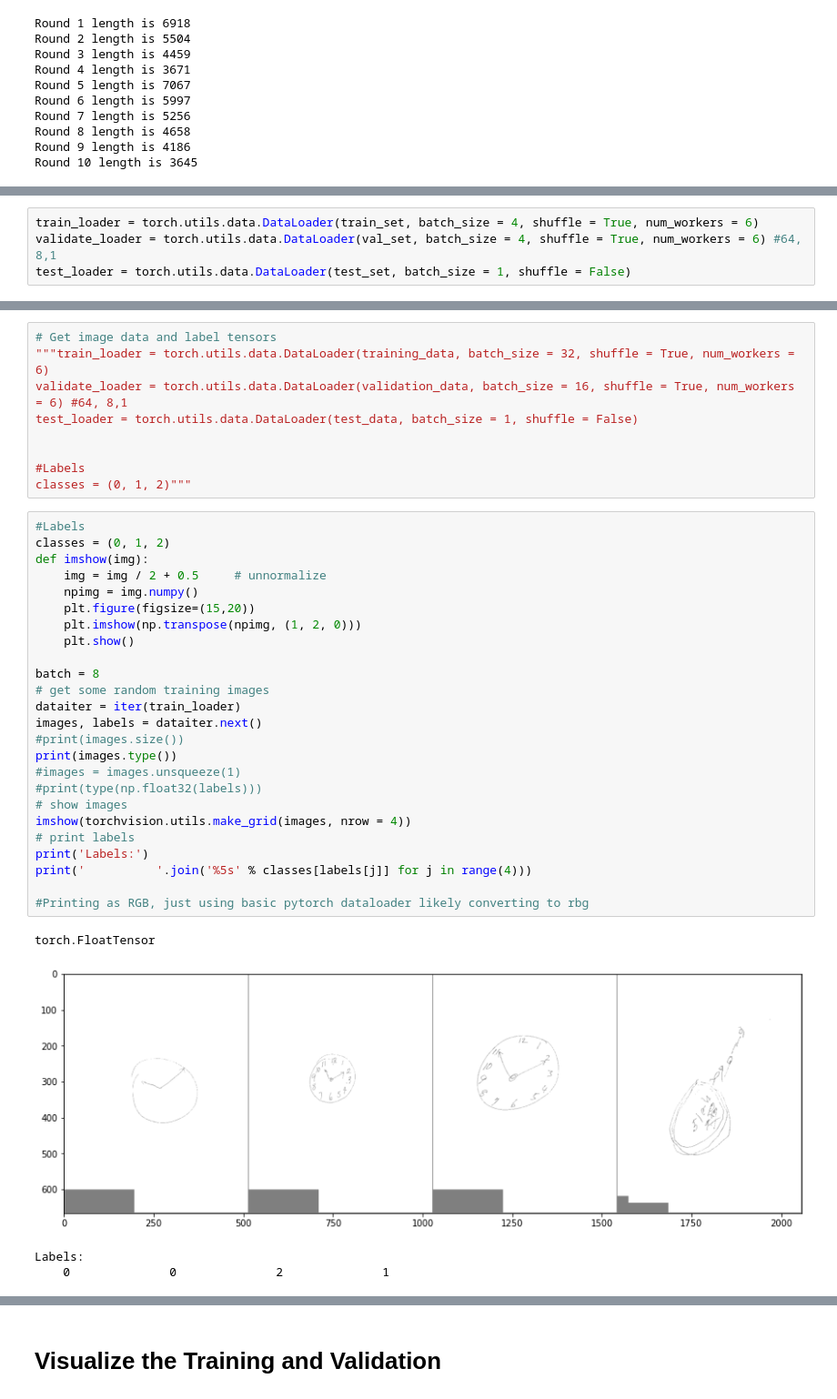
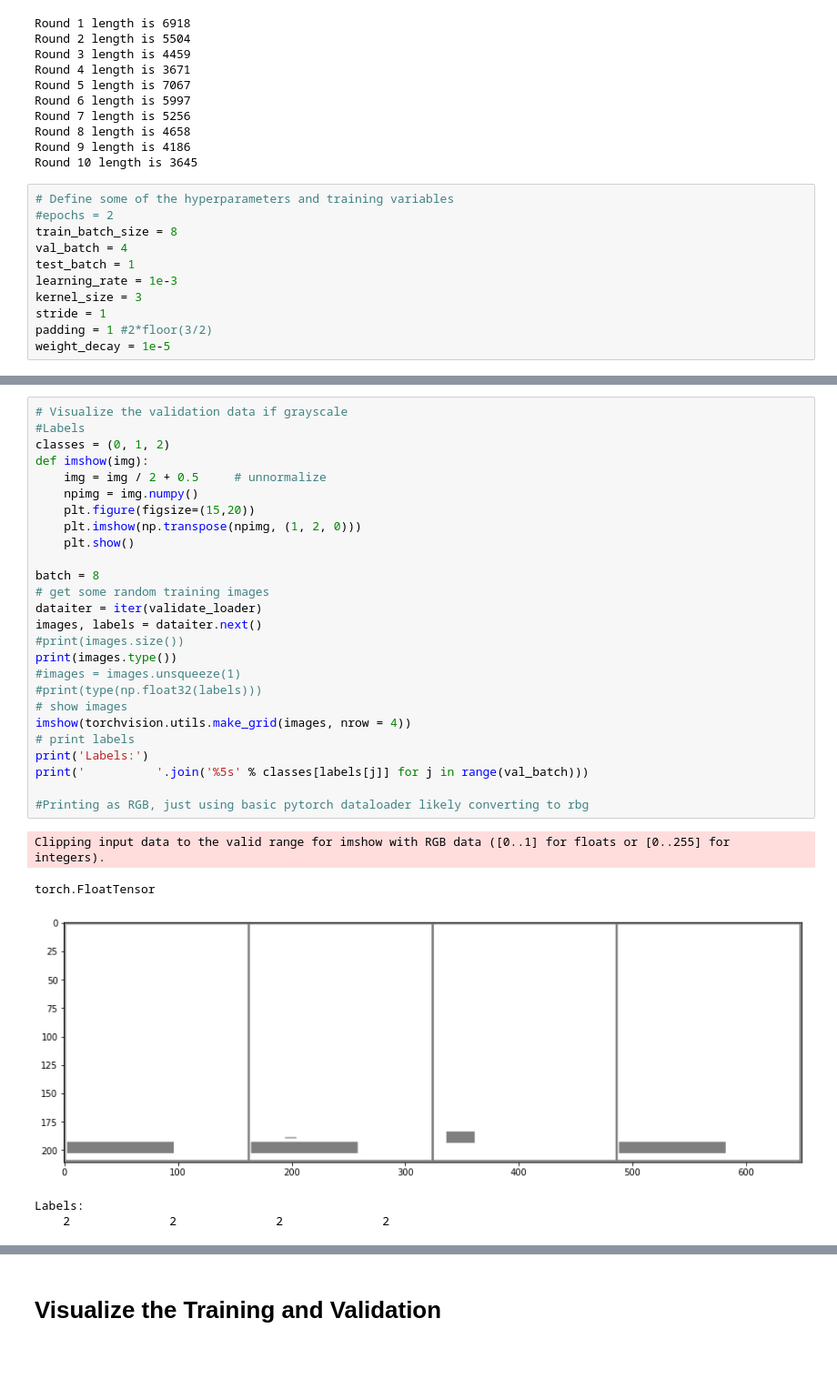
Before and after one commit to ian-byrne/MADSmilestone2, a Jupyter notebook: Supervised_CNN.ipynb, the cells around one changed output, grey strips where cells are left out. Shown at 91% size. Saved outputs shown, nothing was run; the diff lists cells and outputs as text; blank space fills up the shorter version.

```diff
--- a/Supervised_CNN.ipynb
+++ b/Supervised_CNN.ipynb
@@ -217,4 +178,15 @@ Round 7 length is 5256
 Round 8 length is 4658
 Round 9 length is 4186
 Round 10 length is 3645
+# %%
+# Define some of the hyperparameters and training variables
+#epochs = 2
+train_batch_size = 8
+val_batch = 4
+test_batch = 1
+learning_rate = 1e-3
+kernel_size = 3
+stride = 1
+padding = 1 #2*floor(3/2)
+weight_decay = 1e-5
 # %%
@@ -317,4 +313,0 @@ train_set, val_set, test_set = torch.utils.data.random_split(dataset, [4840, 103
-# %%
-train_loader = torch.utils.data.DataLoader(train_set, batch_size = 4, shuffle = True, num_workers = 6)
-validate_loader = torch.utils.data.DataLoader(val_set, batch_size = 4, shuffle = True, num_workers = 6) #64, 8,1
-test_loader = torch.utils.data.DataLoader(test_set, batch_size = 1, shuffle = False)
@@ -337,39 +314,32 @@ for val in round_val:
-# %%
-# Get image data and label tensors
-"""train_loader = torch.utils.data.DataLoader(training_data, batch_size = 32, shuffle = True, num_workers = 6)
-validate_loader = torch.utils.data.DataLoader(validation_data, batch_size = 16, shuffle = True, num_workers = 6) #64, 8,1
-test_loader = torch.utils.data.DataLoader(test_data, batch_size = 1, shuffle = False)
-
-
-#Labels
-classes = (0, 1, 2)"""
 # %%
+# Visualize the validation data if grayscale
 #Labels
 classes = (0, 1, 2)
 def imshow(img):
     img = img / 2 + 0.5     # unnormalize
     npimg = img.numpy()
     plt.figure(figsize=(15,20))
     plt.imshow(np.transpose(npimg, (1, 2, 0)))
     plt.show()
 
 batch = 8
 # get some random training images
-dataiter = iter(train_loader)
+dataiter = iter(validate_loader)
 images, labels = dataiter.next()
 #print(images.size())
 print(images.type())
 #images = images.unsqueeze(1)
 #print(type(np.float32(labels)))
 # show images
 imshow(torchvision.utils.make_grid(images, nrow = 4))
 # print labels
 print('Labels:')
-print('          '.join('%5s' % classes[labels[j]] for j in range(4)))
+print('          '.join('%5s' % classes[labels[j]] for j in range(val_batch)))
 
 #Printing as RGB, just using basic pytorch dataloader likely converting to rbg
 # %% [output]
-torch.FloatTensor
+Clipping input data to the valid range for imshow with RGB data ([0..1] for floats or [0..255] for integers).
+torch.FloatTensor
-[figure, old version]
+[figure, new version]
-Labels:
-    0              0              2              1
+Labels:
+    2              2              2              2
```
Also changed, not shown: parts of 29 cells of this notebook.
